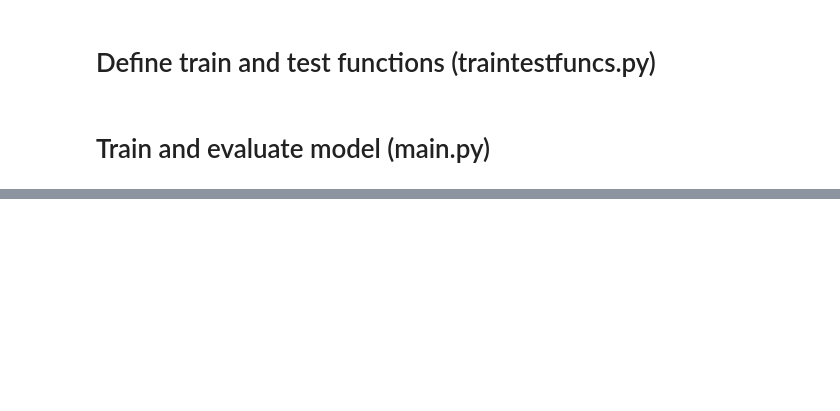
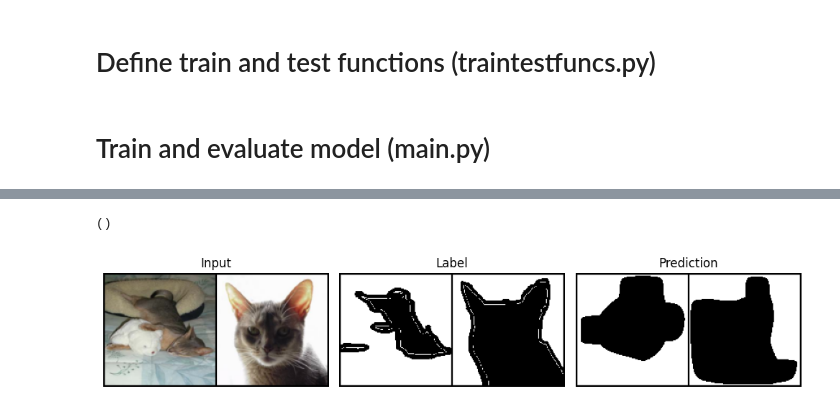
Before and after one commit to flosch9/deep_learning_home_exam, a Jupyter notebook: Task_02.ipynb, the cells around one changed output, grey strips where cells are left out. Saved outputs shown, nothing was run; the diff lists cells and outputs as text; code cells hidden in the pictures; blank space fills up the shorter version.

```diff
--- a/Task_02.ipynb
+++ b/Task_02.ipynb
@@ -60,8 +86,8 @@ class FCN32(nn.Module):
         self.upsample = nn.Sequential(
             # what is with upsampling meant? this (just resizing) or the deconvolution before upsample and transposeconv2d the same???
             # this one is not trainable but easier
-            nn.UpsamplingBilinear2d(size=(output_size)),
-            nn.Softmax()
+            nn.UpsamplingBilinear2d(size=(output_size))
+            #nn.Softmax() use the nn.Softmax at end for output
 
             #nn.ConvTranspose2d(num_classes, num_classes, kernel_size=4, stride=2, padding=0)#, output_padding=0, groups=1, bias=True, dilation=1, padding_mode='zeros', device=None, dtype=None)
             # then output needs to be adjusted and classes in one channel
@@ -645,0 +654,5 @@ KeyboardInterrupt:
+# %%
+visualizeOutputs(*last_dataset, FOLDERPATH)
+# %% [output]
+()
+[figure, added]
```
Also changed, not shown: parts of 7 cells of this notebook.
